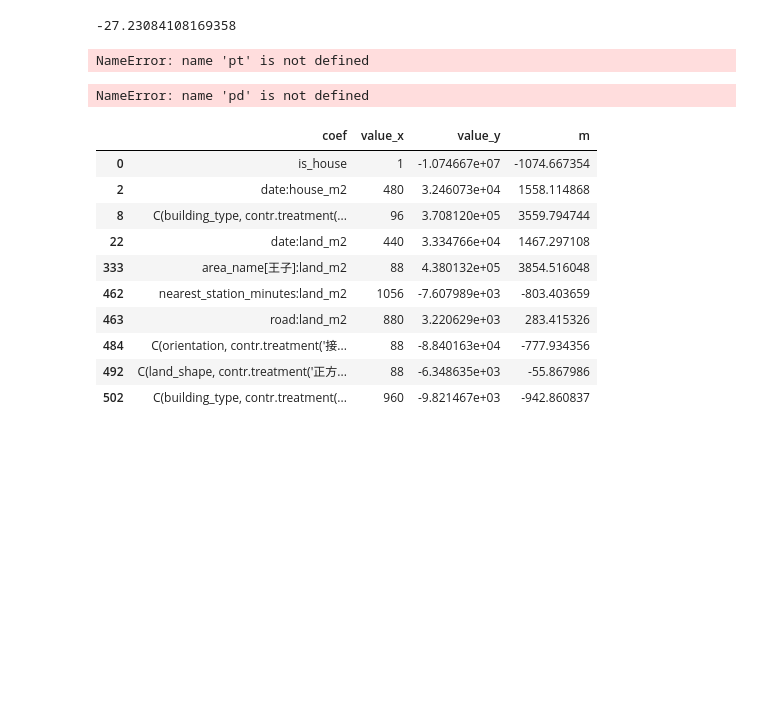
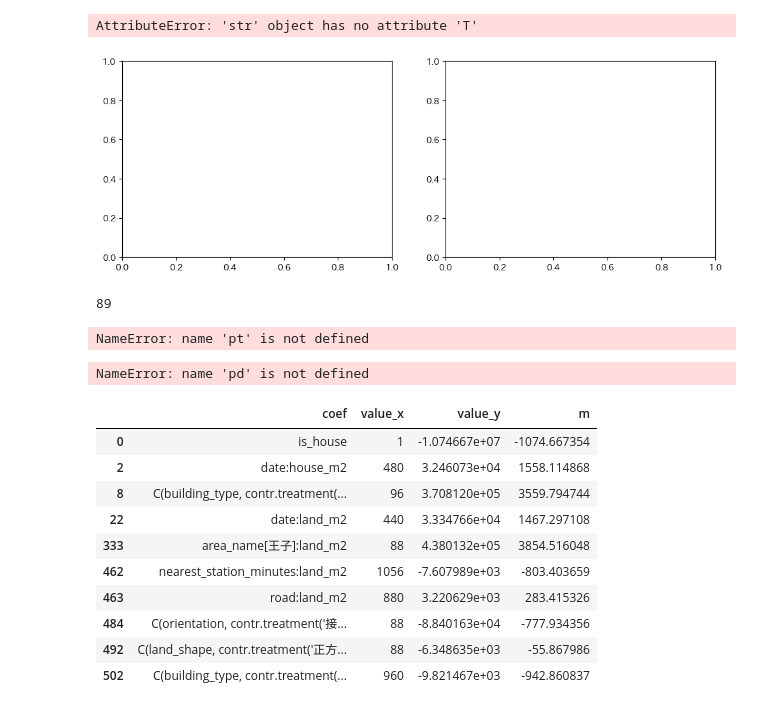
Before and after one commit to zermelozf/housepricetokyo, a Jupyter notebook: buy.ipynb, the cells around one changed output. Cells and saved outputs as stored; diff of their text form; code cells hidden in the pictures; blank space fills up the shorter version.

```diff
--- a/buy.ipynb
+++ b/buy.ipynb
@@ -87,7 +119,32 @@ s[s['coef'].str.contains('building_type')].sort_values('value').style.format("{:
 # %%
-233685.62830779827/-8581.652972331347
+
+
+from sklearn.inspection import partial_dependence
+import numpy as np
+import matplotlib.pyplot as plt
+
+# Calculate partial dependence
+features = [0, (0, 1)] # Single feature and interaction
+fig, ax = plt.subplots(nrows=1, ncols=2, figsize=(12, 4))
+feat = [
+    s['coef'].str.contains('building_type'),
+    s['coef'].str.contains('nearest'),
+    s['coef'].str.contains('shape'),
+    s['coef'].str.contains('orientation'),
+    s['coef'].str.contains('m2')
+]
+for i, feat in enumerate(features):
+    pp, axes = partial_dependence(model, X, feat, grid_resolution=50)
+    ax[i].plot(axes[0], pp.T[0])
+    ax[i].set_title(f'Partial Dependence on feature {feat}')
+plt.show()
 # %% [output]
--27.23084108169358
+AttributeError: 'str' object has no attribute 'T'
+[figure, added]
+# %%
+len(s['coef'].str.contains('nearest'))
+# %% [output]
+89
 # %%
 x = {
     'is_new': 0,
```
Also changed, not shown: parts of 7 cells of this notebook, 6 other files.
